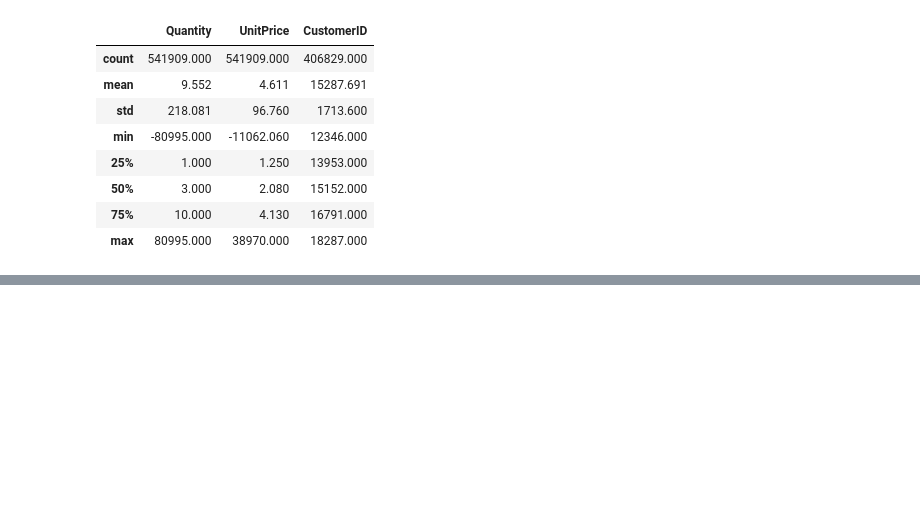
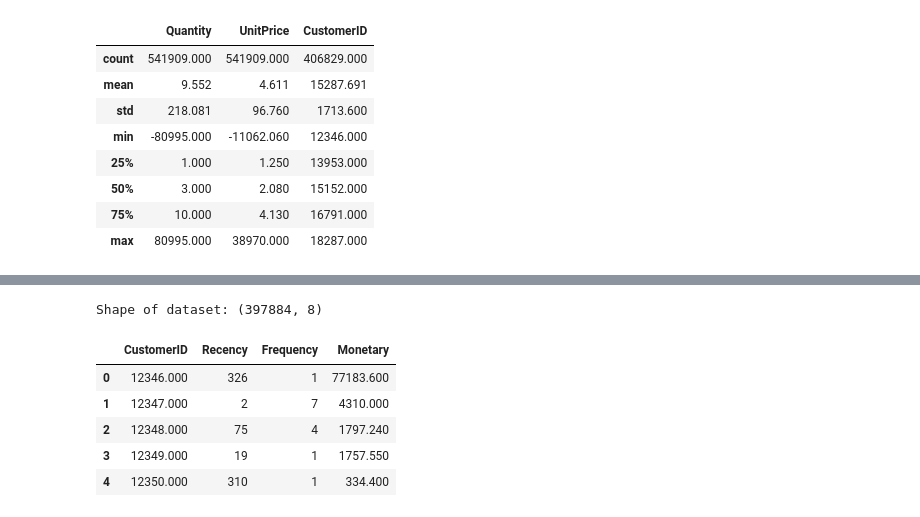
Before and after one commit to kaflebiplob/machine_learning_practice, a Jupyter notebook: unsupervised_notebooks/customer_segmentation.ipynb, the cells around one changed output, grey strips where cells are left out. Cells and saved outputs as stored; diff of their text form; code cells hidden in the pictures; blank space fills up the shorter version.

```diff
--- a/unsupervised_notebooks/customer_segmentation.ipynb
+++ b/unsupervised_notebooks/customer_segmentation.ipynb
@@ -70,3 +70,6 @@ df.describe()
 | 50% | 3.000 | 2.080 | 15152.000 |
 | 75% | 10.000 | 4.130 | 16791.000 |
 | max | 80995.000 | 38970.000 | 18287.000 |
+# %%
+df = df.dropna(subset=["CustomerID"])
+print("Shape of dataset:", df.shape)
@@ -72,0 +96,4 @@ df.describe()
+# %%
+# To check if there are cancllations and returns and drop that column
+
+df = df[~df["InvoiceNo"].astype(str).str.startswith("C")]
@@ -72,0 +102,27 @@ df.describe()
+# %%
+print("Shape of dataset:", df.shape)
+# %% [output]
+Shape of dataset: (397884, 8)
+# %%
+df["InvoiceDate"] = pd.to_datetime(df["InvoiceDate"])
+df["TotalPrice"] = df["Quantity"] * df["UnitPrice"]
+
+snapshot_data = df["InvoiceDate"].max() + pd.Timedelta(days=1)
+rfm = (
+    df.groupby("CustomerID")
+    .agg(
+        Recency=("InvoiceDate", lambda x: (snapshot_data - x.max()).days),
+        Frequency=("InvoiceNo", "nunique"),
+        Monetary=("TotalPrice", "sum"),
+    )
+    .reset_index()
+)
+
+rfm.head()
+# %% [output]
+|  | CustomerID | Recency | Frequency | Monetary |
+| 0 | 12346.000 | 326 | 1 | 77183.600 |
+| 1 | 12347.000 | 2 | 7 | 4310.000 |
+| 2 | 12348.000 | 75 | 4 | 1797.240 |
+| 3 | 12349.000 | 19 | 1 | 1757.550 |
+| 4 | 12350.000 | 310 | 1 | 334.400 |
```
Also changed, not shown: parts of 9 cells of this notebook.
